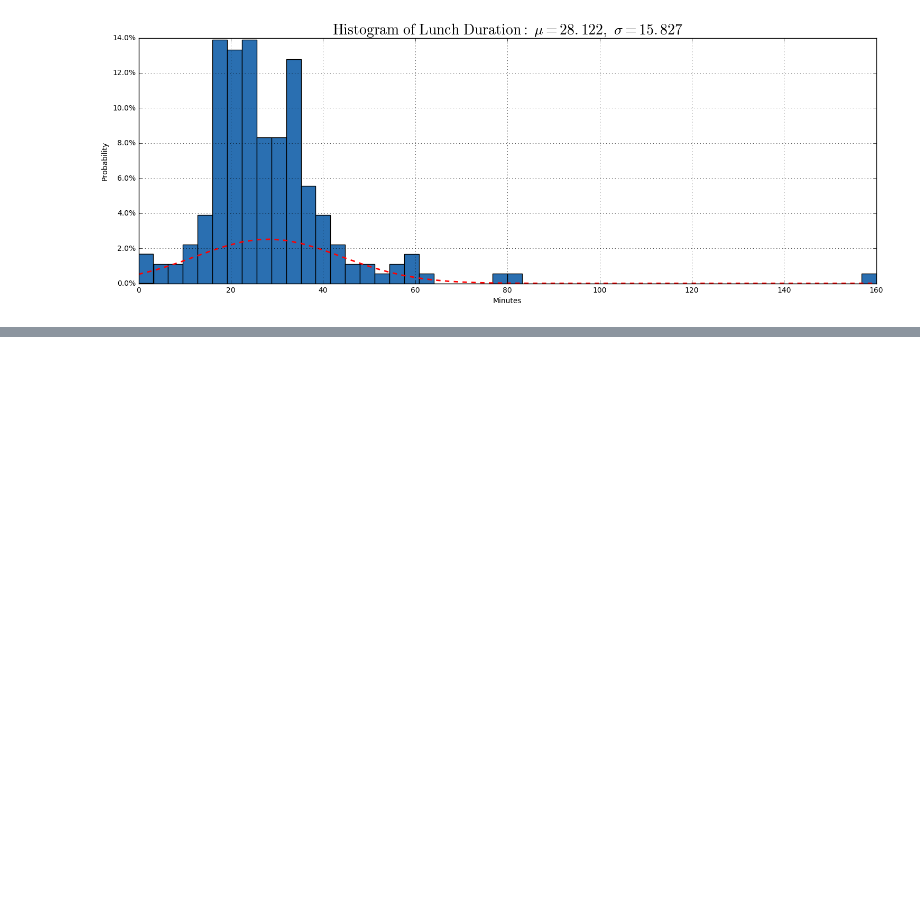
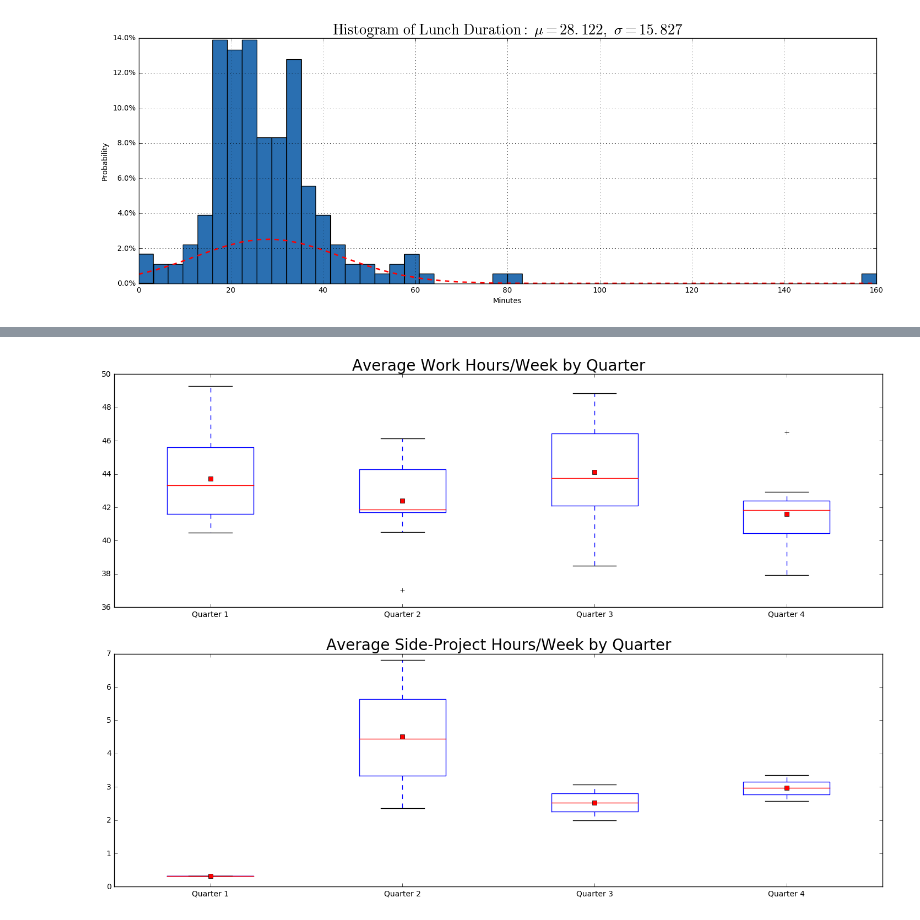
Before and after one commit to Tornquist/2017-Analysis, a Jupyter notebook: 2017 Analysis.ipynb, the cells around one changed output, grey strips where cells are left out. Saved outputs shown, nothing was run; the diff lists cells and outputs as text; code cells hidden in the pictures; blank space fills up the shorter version.

```diff
--- a/2017 Analysis.ipynb
+++ b/2017 Analysis.ipynb
@@ -344,0 +475,44 @@ plt.show()
+# %%
+complete_weeks_by_quarter = {}
+for week in summed_weeks:
+    quarter = math.ceil(week/13.0)
+    if quarter not in complete_weeks_by_quarter:
+        complete_weeks_by_quarter[quarter] = []
+    complete_weeks_by_quarter[quarter].append(summed_weeks[week])
+
+complete_side_project_weeks_by_quarter = {}
+for week in side_project_hours_per_week:
+    quarter = math.ceil(week/13.0)
+    if quarter not in complete_side_project_weeks_by_quarter:
+        complete_side_project_weeks_by_quarter[quarter] = []
+    complete_side_project_weeks_by_quarter[quarter].append(side_project_hours_per_week[week])
+
+# Arrange Data for Graphing
+
+quarters = list(complete_weeks_by_quarter.keys())
+list.sort(quarters)
+
+quarters_box_data = []
+for quarter in quarters:
+    quarters_box_data.append(complete_weeks_by_quarter[quarter])
+
+quarters_side_project_box_data = []
+for quarter in quarters:
+    quarters_side_project_box_data.append(complete_side_project_weeks_by_quarter[quarter])
+
+# Graph Results
+fig = plt.figure(figsize=(18, 12))
+
+quarters_box_data_labels = list(map(lambda quarter: "Quarter " + str(quarter), quarters))
+
+ax = fig.add_subplot(211)
+ax.set_title("Average Work Hours/Week by Quarter", fontsize=20)
+ax.boxplot(quarters_box_data, showmeans=True, labels=quarters_box_data_labels)
+
+ay = fig.add_subplot(212)
+ay.set_title("Average Side-Project Hours/Week by Quarter", fontsize=20)
+ay.boxplot(quarters_side_project_box_data, showmeans=True, labels=quarters_box_data_labels)
+
+plt.show()
+# %% [output]
+[figure, added]
```
Also changed, not shown: parts of 4 cells of this notebook.
